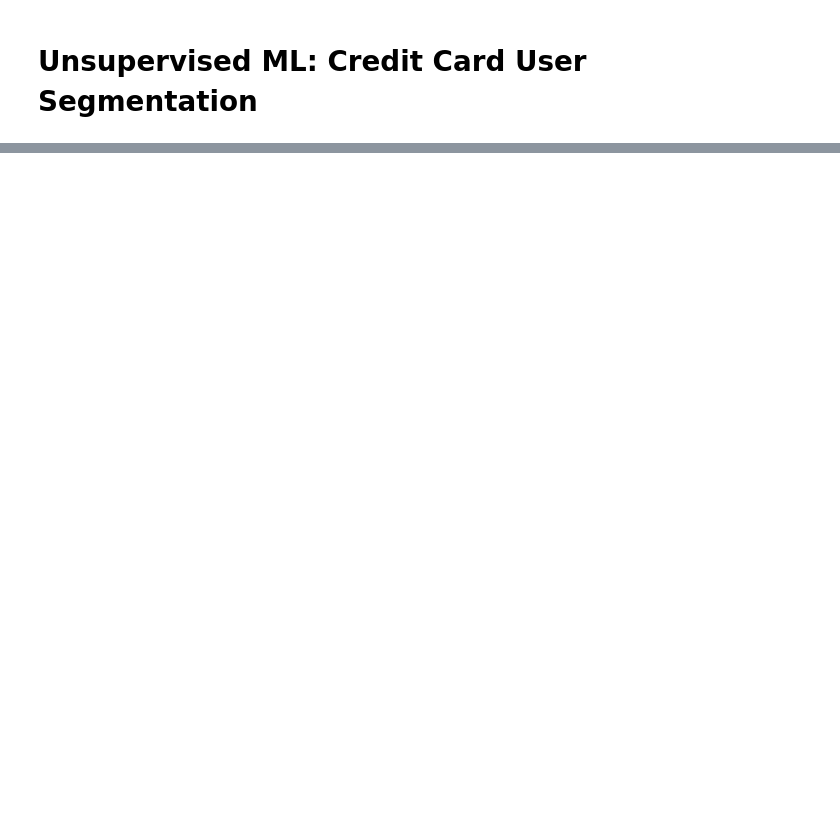
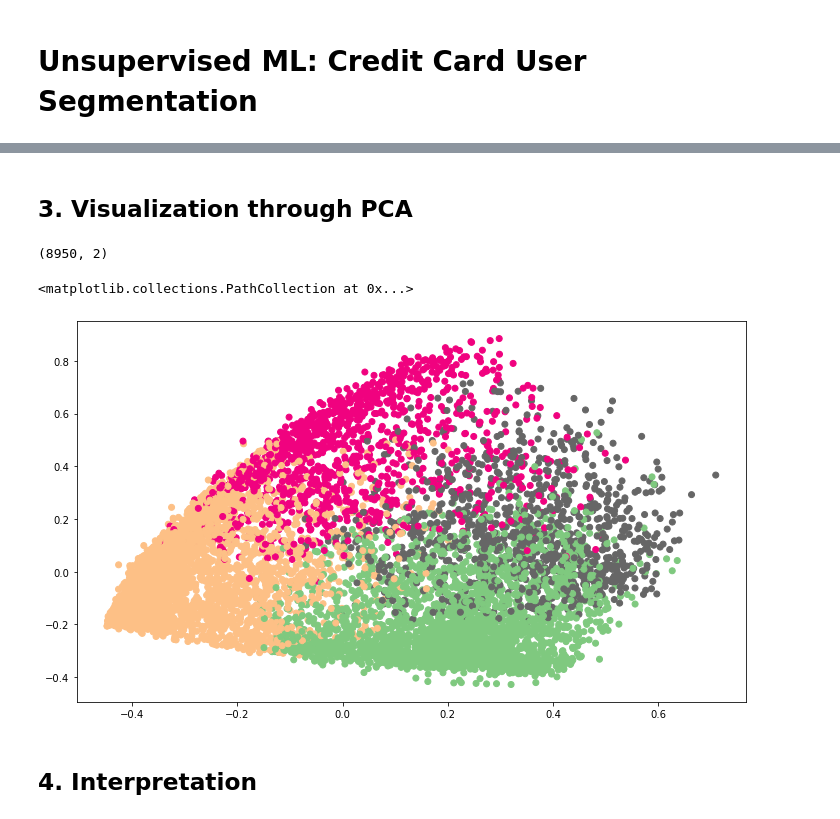
Before and after one commit to comp-machine-learning-spring2021/portfolio-MackieZhou, a Jupyter notebook: coding_2_unsupervised/coding_2.ipynb, the cells around one changed output, grey strips where cells are left out. Saved outputs shown, nothing was run; the diff lists cells and outputs as text; code cells hidden in the pictures; blank space fills up the shorter version.

```diff
--- a/coding_2_unsupervised/coding_2.ipynb
+++ b/coding_2_unsupervised/coding_2.ipynb
@@ -23,0 +48,8 @@ data.head()
+# %%
+mean_min_pay = data['MINIMUM_PAYMENTS'].mean()
+mean_credit_limit = data['CREDIT_LIMIT'].mean()
+
+data.loc[(data['MINIMUM_PAYMENTS'].isnull()==True),'MINIMUM_PAYMENTS'] = mean_min_pay
+data.loc[(data['CREDIT_LIMIT'].isnull()==True),'CREDIT_LIMIT'] = mean_credit_limit
+
+data.isnull().sum().sort_values(ascending=False).head()
@@ -23,0 +113,7 @@ data.head()
+# %%
+# create a model with only four clusters
+model_4 = AgglomerativeClustering(n_clusters=4)
+labels = model_4.fit_predict(data_norm)
+
+data.insert(loc=1, column='LABEL', value=labels)
+data.head(10)
@@ -23,0 +132,19 @@ data.head()
+# %% [markdown]
+## 3. Visualization through PCA
+# %%
+# fit a PCA model on the normalized dataset
+pca = PCA(n_components=2)
+data_pca = pca.fit_transform(data_norm)
+
+print(data_pca.shape)
+# %% [output]
+(8950, 2)
+# %%
+# Visualization
+plt.figure(figsize=(12, 7))
+plt.scatter(data_pca[:, 0], data_pca[:, 1], c=labels, cmap='Accent')
+# %% [output]
+<matplotlib.collections.PathCollection at 0x...>
+[figure, added]
+# %% [markdown]
+## 4. Interpretation
```
Also changed, not shown: parts of 12 cells of this notebook, 1 other file.
